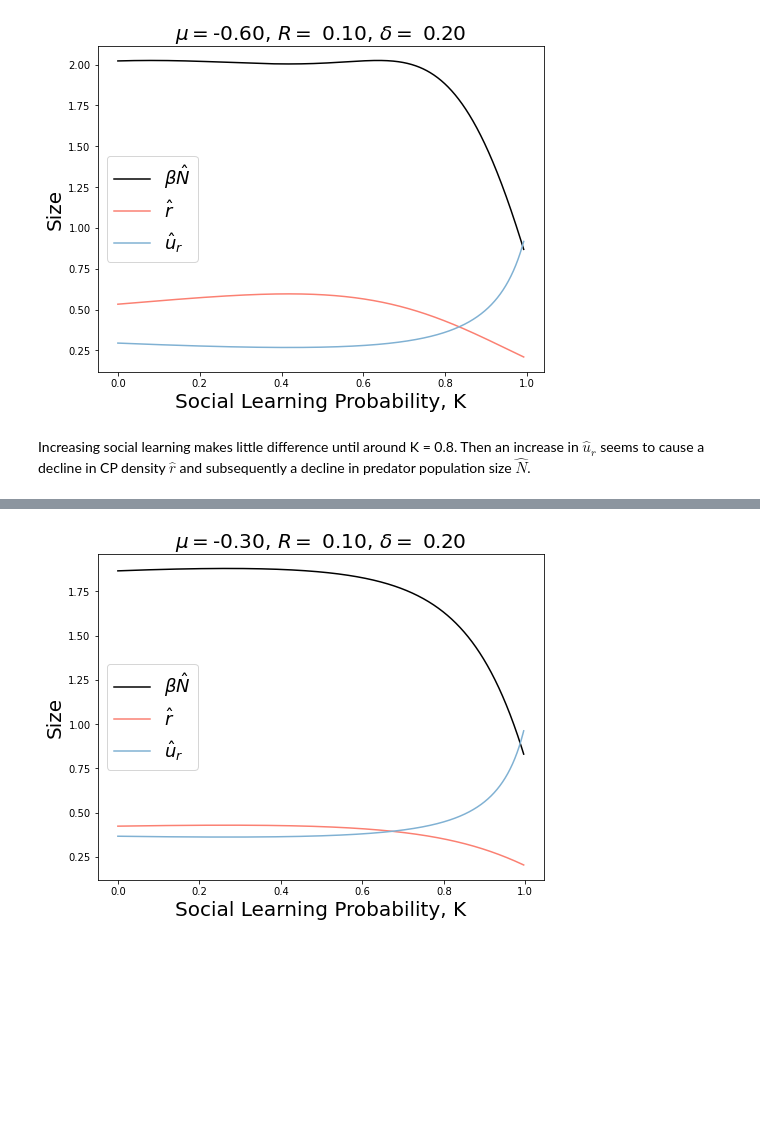
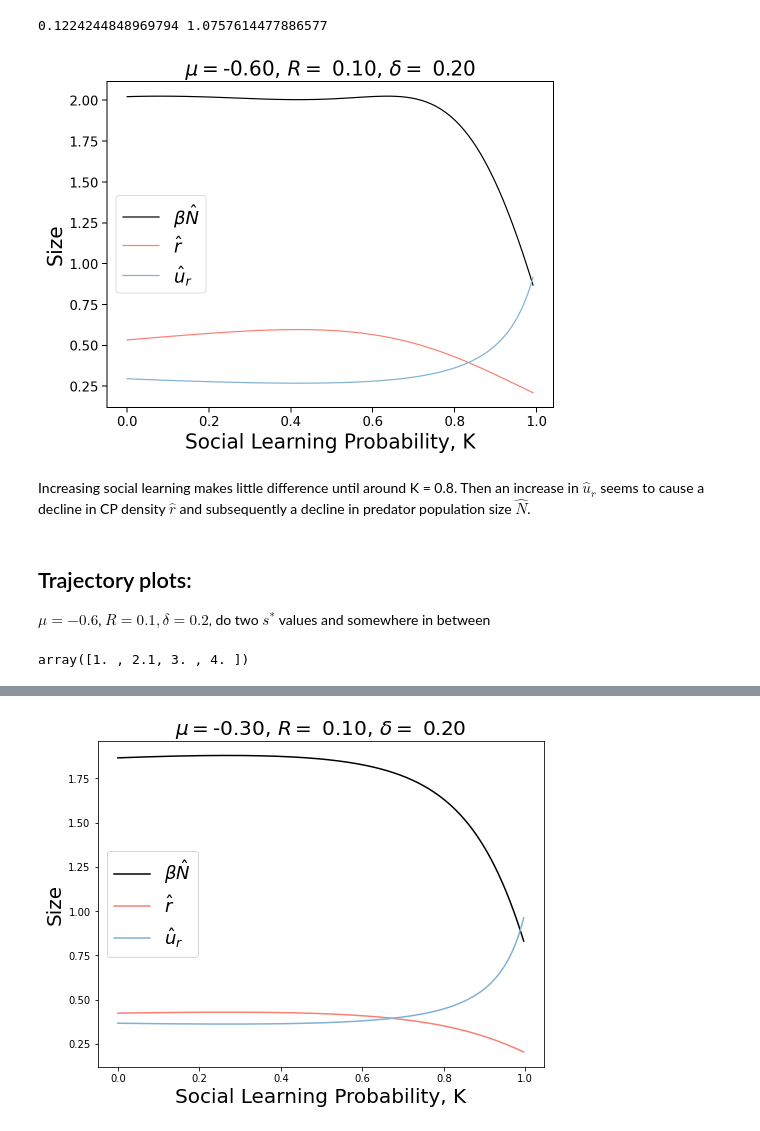
Before and after one commit to taliaborofsky/PopDyn_NoDelay, a Jupyter notebook: Analysis_Optimal_s.ipynb, the cells around one changed output, grey strips where cells are left out. Drawn from its saved outputs; the diff is of its cells as text; code cells hidden in the pictures; blank space fills up the shorter version.

```diff
--- a/Analysis_Optimal_s.ipynb
+++ b/Analysis_Optimal_s.ipynb
@@ -160,9 +279,15 @@ def fig_sizes_vs_s(R, δ, mu):
     plt.title(t, **titleformat)
 
     return(fig)
-# %%
-fig1 = fig_sizes_vs_s(R = 0.1, δ = 0.2, mu = -0.6)
-# %% [output]
-[figure, removed]
+# %%
+s0, s1, _, _ = custmax_s_2([-0.6,0.1,0.2])
+K0, K1 = (Kfun(s0, scs.norm(-0.6)), Kfun(s1, scs.norm(-0.6)))
+fig1 = fig_sizes_vs_s(R = 0.1, δ = 0.2, mu = -0.6)
+fig1.savefig(fig_directory + '/Weird_s_u_r_N.jpg',dpi=600)
+
+print(s0, s1)
+# %% [output]
+0.1224244848969794 1.0757614477886577
+[figure, added]
 # %% [markdown]
 Increasing social learning makes little difference until around K = 0.8. Then an increase in $\hat{u}_r$ seems to cause a decline in CP density $\hat{r}$ and subsequently a decline in predator population size $\hat{N}$.
@@ -168,0 +327,13 @@ Increasing social learning makes little difference until around K = 0.8. Then an
+# %% [markdown]
+## Trajectory plots:
+$\mu = -0.6$, $R = 0.1, \delta = 0.2$, do two $s^*$ values and somewhere in between
+# %%
+params = mu, R, δ
+sstar = custmax_s_2(params)
+sstar0, sstar1, _, _ = sstar
+s2, s3 = [sstar0 + (sstar1 - sstar0)/2, 2]
+svals = np.array([sstar0,s2,sstar1,s3])
+
+np.full(svals.shape,[1,2.1,3,4])
+# %% [output]
+array([1. , 2.1, 3. , 4. ])
```
Also changed, not shown: parts of 21 cells of this notebook, 6 other files.
